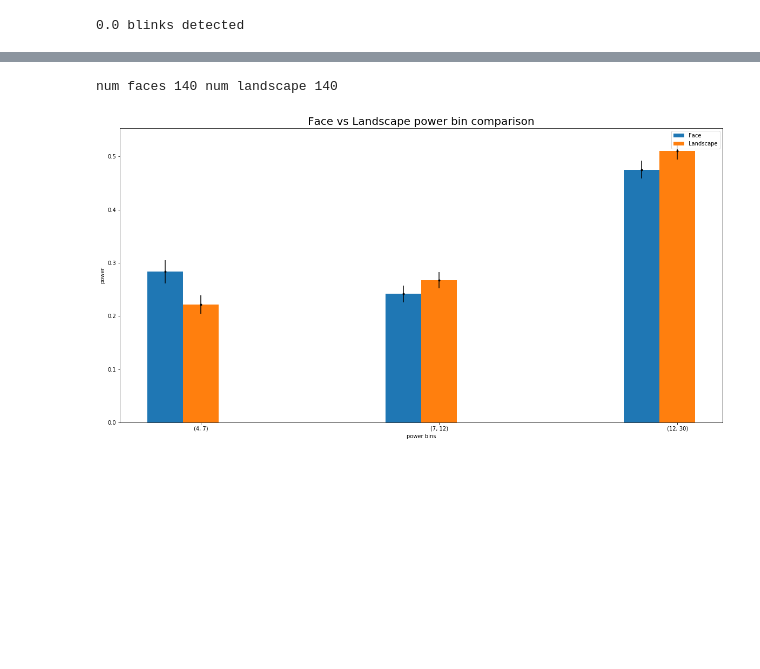
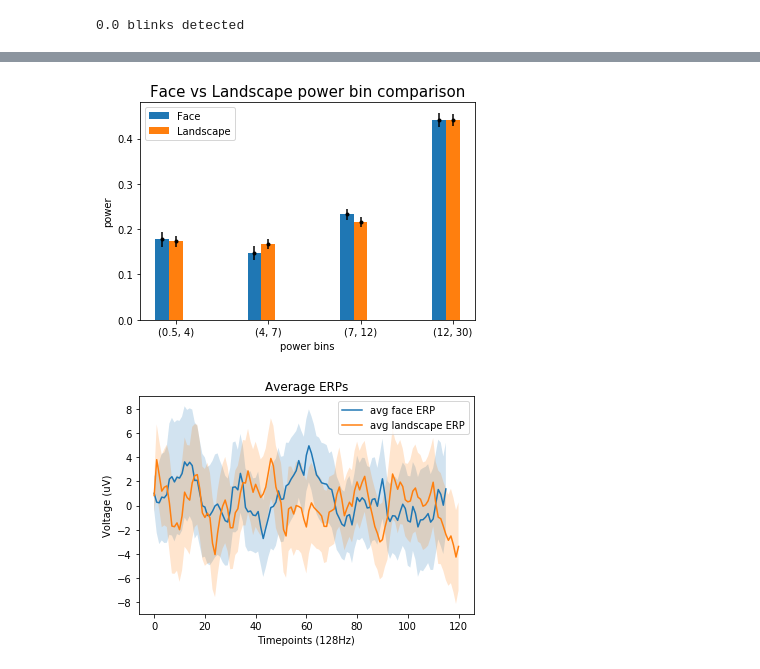
Before and after one commit to D1o0g9s/EEGFaceDetection, a Jupyter notebook: Data_Analysis/View_XDF.ipynb, the cells around one changed output, grey strips where cells are left out. Drawn from its saved outputs; the diff is of its cells as text; code cells hidden in the pictures; blank space fills up the shorter version.

```diff
--- a/Data_Analysis/View_XDF.ipynb
+++ b/Data_Analysis/View_XDF.ipynb
@@ -53,22 +81,24 @@ def convertRawToMicroVolts(raw_values):
     # Converts an array of NeuroSky raw values into an array of millivolts
     return (np.array(np.array(raw_values) * (1.8/4096)) / 2) * 1000
 # %%
-def getEEGDataInMicroVolts(original_data):
-    eeg_data = original_data[StreamType.EEG.value][StreamType.DATA.value][:,0]
-
+def getFilteredEEGDataInMicroVolts_fromEEGList(eeg_data):
     eeg_data_in_volts = convertRawToMicroVolts(eeg_data)
     sig_filt = filt.filter_signal(eeg_data_in_volts, eeg_fs, 'bandpass', f_range, filter_type='iir', butterworth_order=2)
     return sig_filt
+# %%
+def getEEGDataInMicroVolts(original_data):
+    eeg_data = original_data[StreamType.EEG.value][StreamType.DATA.value][:,0]
+    return getFilteredEEGDataInMicroVolts_fromEEGList(eeg_data)
 # %%
 def zeroTime(raw_timepoints):
     # Takes an array of timepoints and returns the zeroed version (where the )
     return np.array(np.array(raw_timepoints) - raw_timepoints[0])
 # %%
-def plotEEG(original_data):
+def plotEEG(original_data, label="eeg"):
     eeg_data_in_volts = getEEGDataInMicroVolts(original_data)
     timepoints = original_data[StreamType.EEG.value][StreamType.TIME.value]
 
-    plt.plot(timepoints, eeg_data_in_volts)
+    plt.plot(timepoints, eeg_data_in_volts, label=label)
 # %%
 def plotAttention(original_data):
     data = original_data[StreamType.EEG.value][StreamType.DATA.value][:,1]
@@ -227,19 +312,14 @@ plotMultipleBarGraphs([face_ratio_avg, landscape_ratio_avg], 0.15, ["Face", "Lan
 # %%
 # Create a binning interval
-sub_binning=[4, 7, 12, 30]
+sub_binning=[0.5, 4, 7, 12, 30]
 sub_intervals = getIntervals(sub_binning)
-# %%
-print("num faces", len(face_eeg), "num landscape", len(landscape_eeg))
-# %% [output]
-num faces 140 num landscape 140
 # %%
 face_ratio_avg, face_sem = getPowerRatioAvgSEM(face_eeg, binning=sub_binning)
 landscape_ratio_avg, landscape_sem = getPowerRatioAvgSEM(landscape_eeg, binning=sub_binning)
 
-plt.figure(figsize=(20,10))
-plt.title("Face vs Landscape power bin comparison", size=20)
+plt.title("Face vs Landscape power bin comparison", size=15)
 plt.xlabel("power bins")
 plt.ylabel("power")
 plotMultipleBarGraphs([face_ratio_avg, landscape_ratio_avg], 0.15, ["Face", "Landscape"], sub_intervals, error_values=[face_sem, landscape_sem])
 # %% [output]
-[figure, old version]
+[figure, new version]
@@ -245,0 +347,17 @@ plotMultipleBarGraphs([face_ratio_avg, landscape_ratio_avg], 0.15, ["Face", "Lan
+# %%
+# View average ERPs for Face vs Landscape
+plt.plot(avg_face_signal, label="avg face ERP")
+plt.plot(avg_landscape_signal, label="avg landscape ERP")
+# plt.plot(face_eeg[0], label="example face ERP")
+# plt.plot(landscape_eeg[0], label="example landscape ERP")
+plt.fill_between(list(range(len(avg_face_signal))), avg_face_signal-sem_face_signal, avg_face_signal+sem_face_signal, alpha = 0.2)
+plt.fill_between(list(range(len(avg_landscape_signal))), avg_landscape_signal-sem_landscape_signal, avg_landscape_signal+sem_landscape_signal, alpha = 0.2)
+
+
+plt.title("Average ERPs")
+plt.ylabel("Voltage (uV)")
+plt.xlabel("Timepoints (128Hz)")
+plt.legend()
+plt.show()
+# %% [output]
+[figure, added]
```
Also changed, not shown: parts of 20 cells of this notebook, 3 other files.
